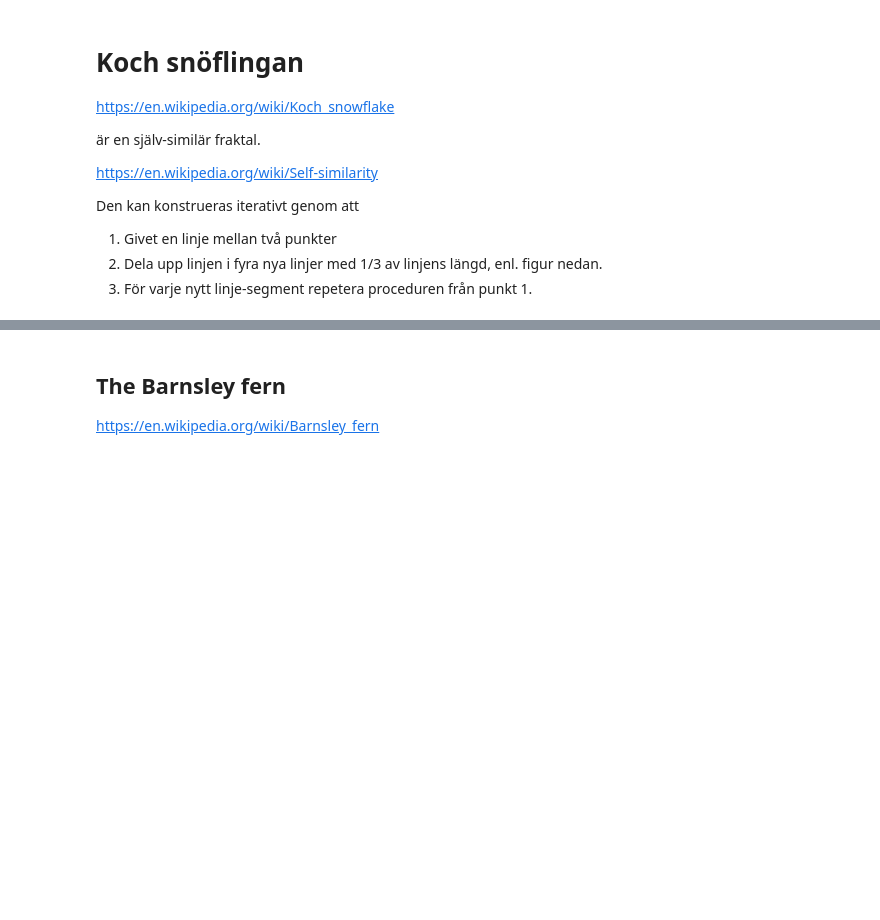
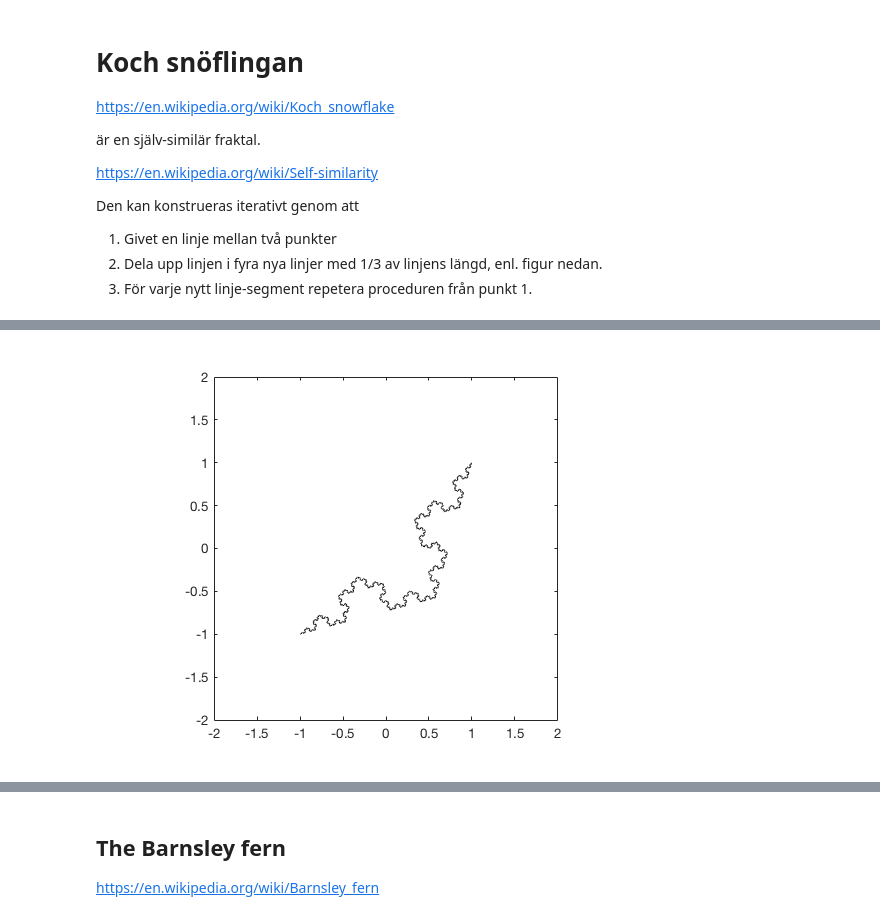
Before and after one commit to HugoStrand/matlab-intro, a Jupyter notebook: Övningar/lösningsförslag/Övning4_Lösningsförslag.ipynb, the cells around one changed output, grey strips where cells are left out. Saved outputs shown, nothing was run; the diff lists cells and outputs as text; code cells hidden in the pictures; blank space fills up the shorter version.

```diff
--- a/Övningar/lösningsförslag/Övning4_Lösningsförslag.ipynb
+++ b/Övningar/lösningsförslag/Övning4_Lösningsförslag.ipynb
@@ -157,0 +111,11 @@ axis('off')
+# %%
+steps = 6;
+v_start = [[-1, -1] ; [+1, +1]]';
+
+v = koch(v_start, steps);
+x = v(1, :); y = v(2, :);
+
+plot(x, y, '-k')
+xlim([-2, 2]); ylim([-2, 2]); axis('square');
+# %% [output]
+[figure, added]
```
Also changed, not shown: parts of 22 cells of this notebook.
